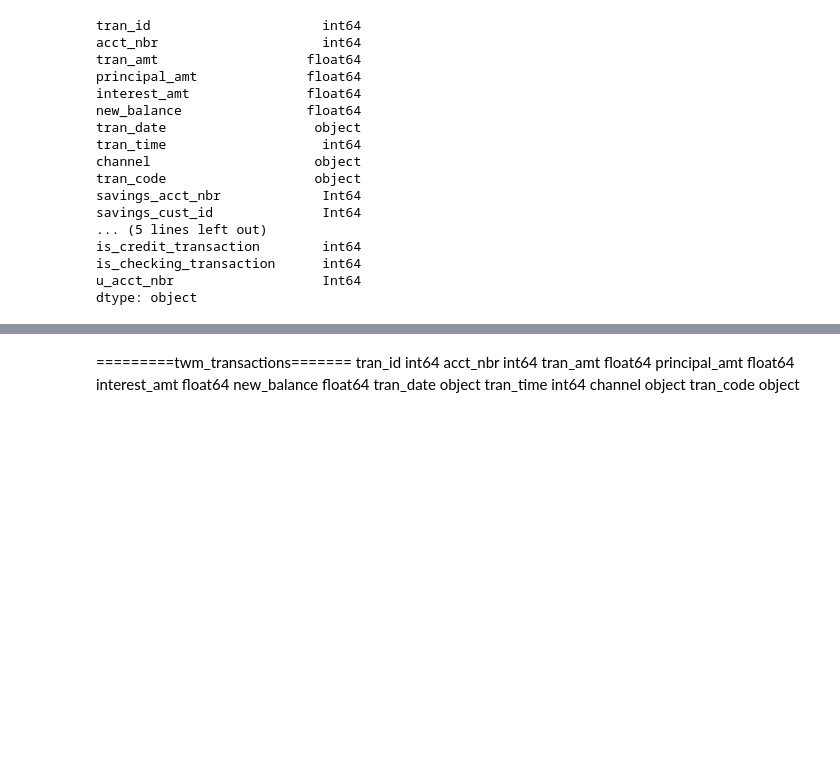
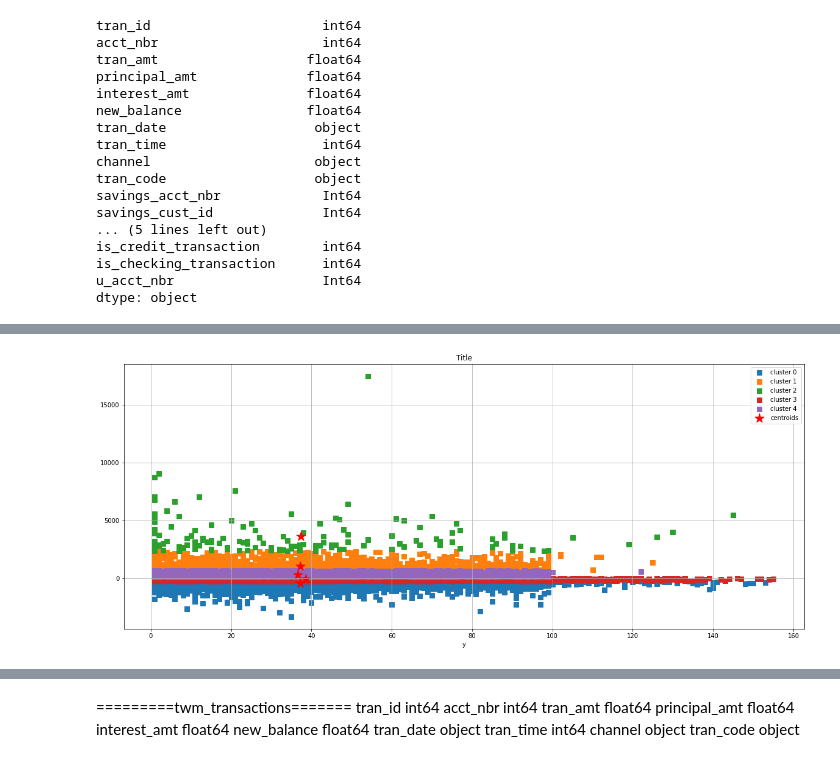
Before and after one commit to digitalminimal/mini-project-III, a Jupyter notebook: mini-project-III.ipynb, the cells around one changed output, grey strips where cells are left out. Cells and saved outputs as stored; diff of their text form; code cells hidden in the pictures; blank space fills up the shorter version.

```diff
--- a/mini-project-III.ipynb
+++ b/mini-project-III.ipynb
@@ -358,3 +475,44 @@ fig.show()
 # fig.show()
 # %% [output]
 [interactive output not drawn]
+# %%
+das=df_transactions[['tran_id','tran_amt']].to_numpy()
+km = KMeans(n_clusters=5, # how many clusters we expected
+            n_init=20, # how many initial runs
+            random_state=0)
+# fit and predict
+y_km = km.fit_predict(das)
+# %%
+def plot_clusters(X,y_res, plt_cluster_centers = False):
+    X_centroids = []
+    Y_centroids = []
+
+    for cluster in set(y_res):
+        x = X[y_res == cluster,0]
+        y = X[y_res == cluster,1]
+        X_centroids.append(np.mean(x))
+        Y_centroids.append(np.mean(y))
+
+        plt.scatter(x,
+                    y,
+                    s=50,
+                    marker='s',
+                    label=f'cluster {cluster}')
+
+    if plt_cluster_centers:
+        plt.scatter(X_centroids,
+                    Y_centroids,
+                    marker='*',
+                    c='red',
+                    s=250,
+                    label='centroids')
+    plt.title("Title")
+    plt.xlabel("x")
+    plt.xlabel("y")
+    plt.legend()
+    plt.grid()
+    plt.show()
+     # plot clustering result
+plot_clusters(das, y_km, plt_cluster_centers= True)
+# %% [output]
+[figure, added]
```
Also changed, not shown: parts of 20 cells of this notebook.
